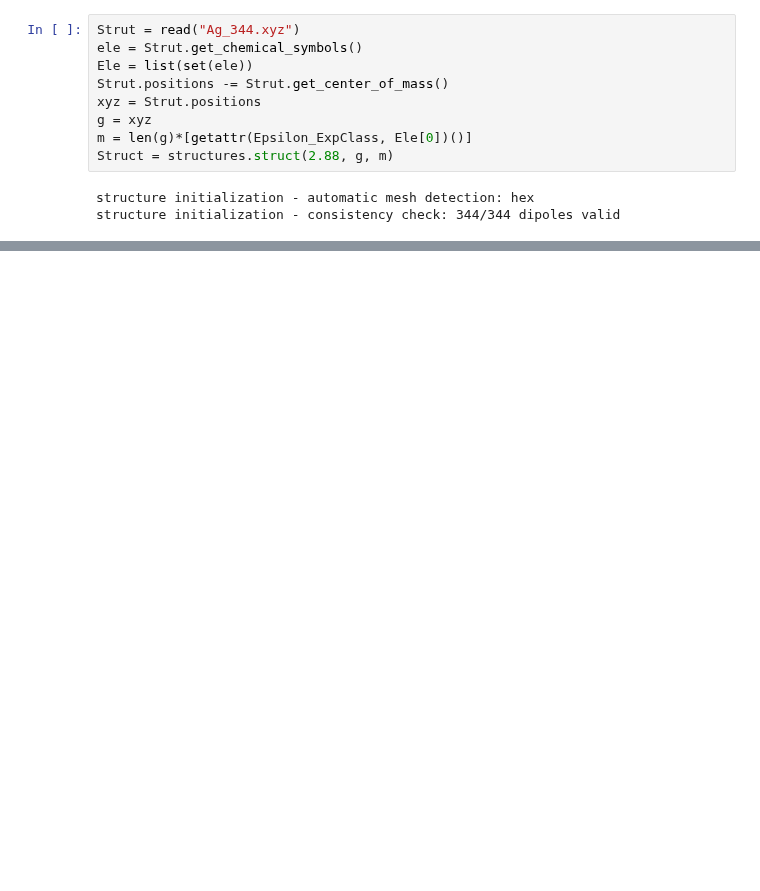
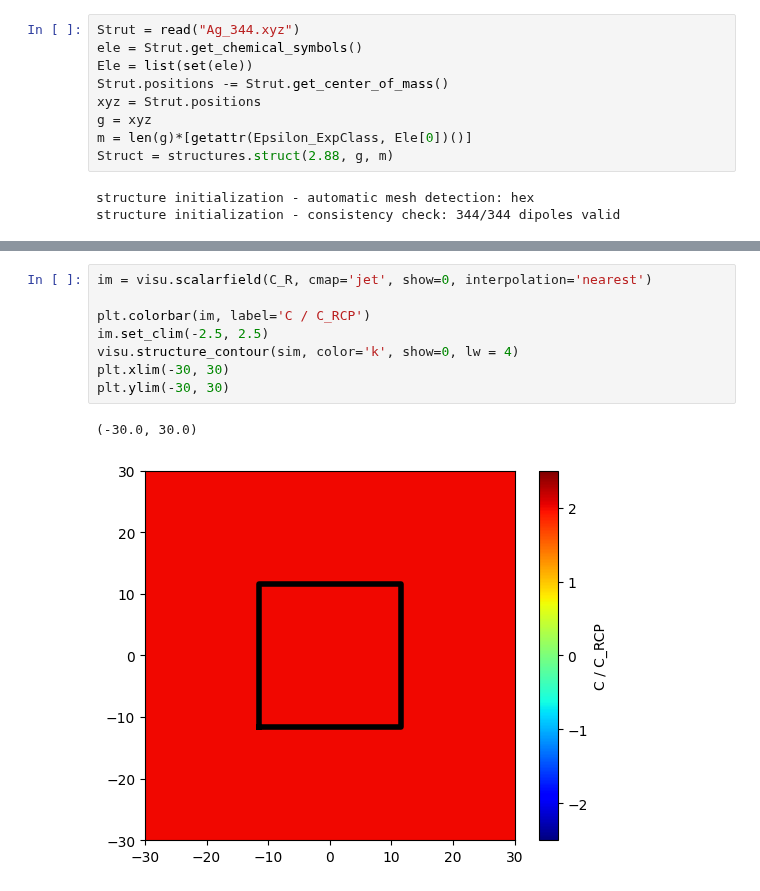
Before and after one commit to JonesRobM/CMNPs, a Jupyter notebook: 17_03_2025-CPL_GDM.ipynb, the cells around one changed output, grey strips where cells are left out. Cells and saved outputs as stored; diff of their text form; blank space fills up the shorter version.

```diff
--- a/17_03_2025-CPL_GDM.ipynb
+++ b/17_03_2025-CPL_GDM.ipynb
@@ -73,0 +152,11 @@ cross sections:
+# %%
+im = visu.scalarfield(C_R, cmap='jet', show=0, interpolation='nearest')
+
+plt.colorbar(im, label='C / C_RCP')
+im.set_clim(-2.5, 2.5)
+visu.structure_contour(sim, color='k', show=0, lw = 4)
+plt.xlim(-30, 30)
+plt.ylim(-30, 30)
+# %% [output]
+(-30.0, 30.0)
+[figure, added]
```
Also changed, not shown: parts of 13 cells of this notebook, 1 other file.
